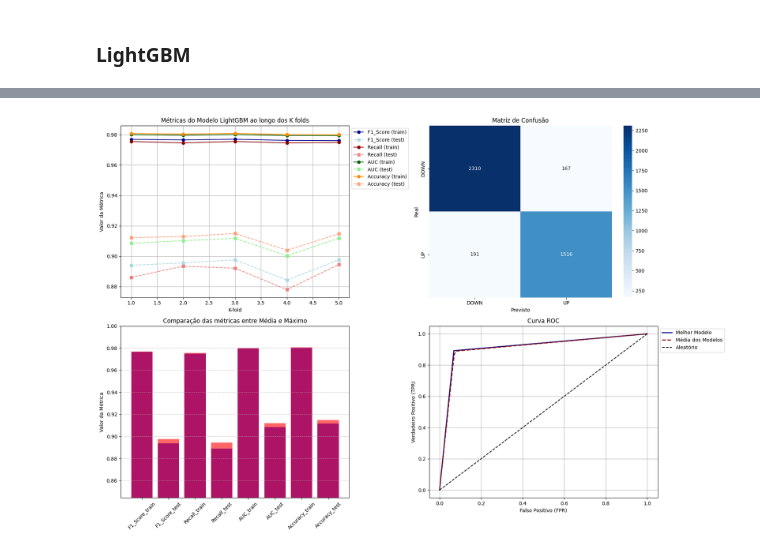
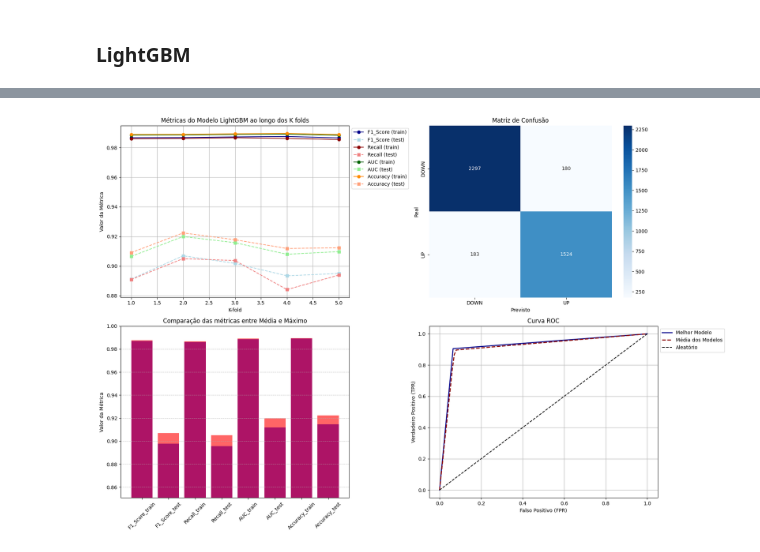
Before and after one commit to GuilhermeMaciel75/SI5-ELEC2, a Jupyter notebook: notebooks/04-Variacao_Parametrica/lightGBM.ipynb, the cells around one changed output, grey strips where cells are left out. Drawn from its saved outputs; the diff is of its cells as text; code cells hidden in the pictures.

```diff
--- a/notebooks/04-Variacao_Parametrica/lightGBM.ipynb
+++ b/notebooks/04-Variacao_Parametrica/lightGBM.ipynb
@@ -55,7 +55,7 @@ lgbm_model = LGBMClassifier(
     n_jobs=-1,
 )
 # %%
-param_distributions_lgb = {
+param_distributions_lgbm = {
     'num_leaves': [20, 31, 40, 50, 60, 70],
     'learning_rate': [0.01, 0.03, 0.05, 0.07, 0.1],
     'n_estimators': [50, 100, 150, 200, 250],
@@ -67,11 +67,15 @@ param_distributions_lgb = {
     'reg_lambda': [0, 0.01, 0.05, 0.1],
 }
 # %%
-df_lgb, model_lgb, params_lgb = runner.search_params(
+df_lgbm, model_lgbm, results_lgbm, df_iter = runner.new_search_params(
     model=lgbm_model,
-    params=param_distributions_lgb,
+    params=param_distributions_lgbm,
     X_train=X_train,
     Y_train=Y_train,
-    max_combinations=1000
+    model_name="lightgbm",
+    max_combinations=20,
+    stop_iter=10,
+    load_model=False,
+    save=True
 )
 # %% [output]
@@ -136,4 +116,4 @@ runner.save_results(df_lgb, "lightGBM")
 # %%
-plots.model_evaluate(model_lgb, df_lgb, X_test, Y_test, model_name="LightGBM")
+plots.model_evaluate(model_lgbm, df_lgbm, X_test, Y_test, model_name="LightGBM")
 # %% [output]
-[figure, old version]
+[figure, new version]
```
Also changed, not shown: parts of 5 cells of this notebook, 10 other files.
